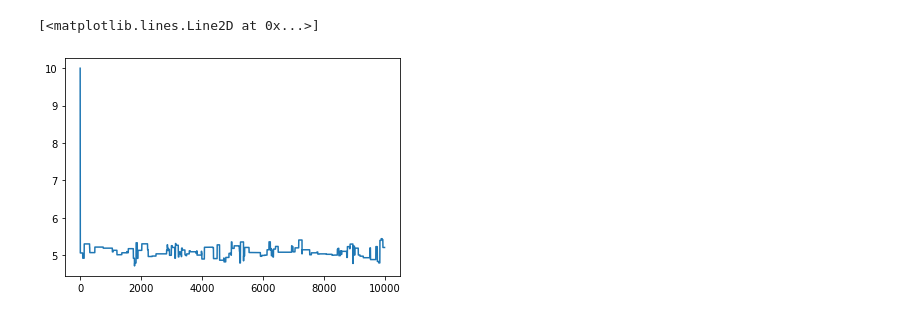
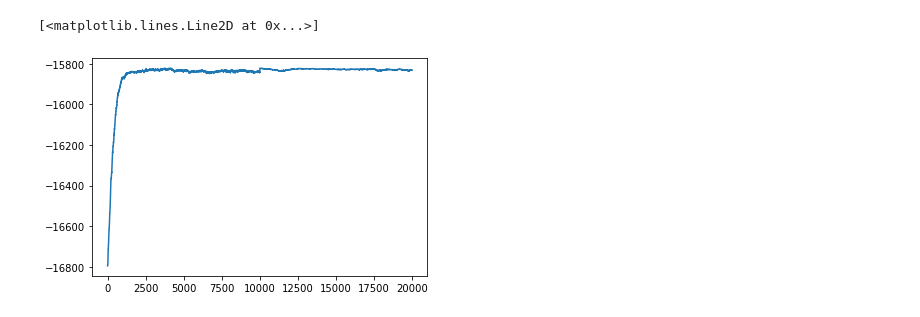
Before and after one commit to vkumar61/GPcurve, a Jupyter notebook: step1.ipynb, the cells around one changed output. Saved outputs shown, nothing was run; the diff lists cells and outputs as text; code cells hidden in the pictures.

```diff
--- a/step1.ipynb
+++ b/step1.ipynb
@@ -44,0 +31,36 @@ for i in range(10000):
+# %%
+x = np.linspace(-20, 20, 11)
+y = np.linspace(-20, 20, 11)
+xTemp, yTemp = np.meshgrid(x, y)
+X = np.reshape(xTemp, -1)
+Y = np.reshape(yTemp, -1)
+mean = np.vstack((X, Y)).T
+
+n = 11*11
+
+dObserved = diffusion(mean)
+deltaT = 1
+temp = np.sqrt(2*dObserved*deltaT)
+sd = np.vstack((temp,temp)).T
+diffusedPoints = []
+
+for i in range(25):
+    diffusedPoints.append(np.random.normal(mean, sd))
+
+covLambda = 1
+covL = 10
+
+cMat = covMat(mean, mean, covLambda, covL)
+cMatInv = np.linalg.inv(cMat)
+cMatChol = np.linalg.cholesky(cMat)
+# %%
+#Proposal
+dOld = 10*np.ones(np.shape(dObserved))
+
+dVect = []
+dVect.append(dOld)
+
+pVect = []
+pVect.append(np.sum(stats.norm.logpdf(diffusedPoints, loc = mean, scale = np.sqrt(2*dOld.reshape((n,1))*1))))
+
+zeroMean = np.zeros(n)
@@ -45,5 +127,5 @@ for i in range(10000):
 # %%
-plt.plot(dVect)
+plt.plot(pVect)
 # %% [output]
 [<matplotlib.lines.Line2D at 0x...>]
-[figure, old version]
+[figure, new version]
```
Also changed, not shown: parts of 12 cells of this notebook, 5 other files.
